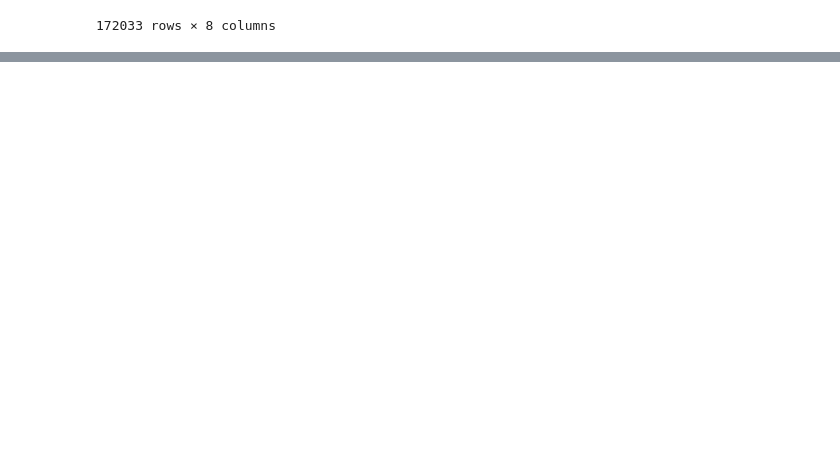
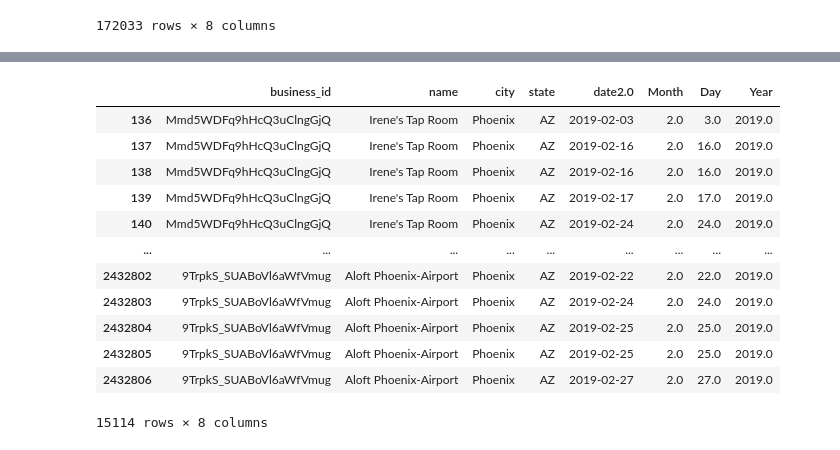
Before and after one commit to egitit/Yelp_Business_Check-ins_and_The-Weather, a Jupyter notebook: yelp_checkin_eda.ipynb, the cells around one changed output, grey strips where cells are left out. Drawn from its saved outputs; the diff is of its cells as text; code cells hidden in the pictures; blank space fills up the shorter version.

```diff
--- a/yelp_checkin_eda.ipynb
+++ b/yelp_checkin_eda.ipynb
@@ -632,0 +515,17 @@ checkins_2019
+# %%
+feb_checkins_2019 = checkins_2019[checkins_2019['Month'] == 2]
+feb_checkins_2019
+# %% [output]
+|  | business_id | name | city | state | date2.0 | Month | Day | Year |
+| 136 | Mmd5WDFq9hHcQ3uClngGjQ | Irene's Tap Room | Phoenix | AZ | 2019-02-03 | 2.0 | 3.0 | 2019.0 |
+| 137 | Mmd5WDFq9hHcQ3uClngGjQ | Irene's Tap Room | Phoenix | AZ | 2019-02-16 | 2.0 | 16.0 | 2019.0 |
+| 138 | Mmd5WDFq9hHcQ3uClngGjQ | Irene's Tap Room | Phoenix | AZ | 2019-02-16 | 2.0 | 16.0 | 2019.0 |
+| 139 | Mmd5WDFq9hHcQ3uClngGjQ | Irene's Tap Room | Phoenix | AZ | 2019-02-17 | 2.0 | 17.0 | 2019.0 |
+| 140 | Mmd5WDFq9hHcQ3uClngGjQ | Irene's Tap Room | Phoenix | AZ | 2019-02-24 | 2.0 | 24.0 | 2019.0 |
+| ... | ... | ... | ... | ... | ... | ... | ... | ... |
+| 2432802 | 9TrpkS_SUABoVl6aWfVmug | Aloft Phoenix-Airport | Phoenix | AZ | 2019-02-22 | 2.0 | 22.0 | 2019.0 |
+| 2432803 | 9TrpkS_SUABoVl6aWfVmug | Aloft Phoenix-Airport | Phoenix | AZ | 2019-02-24 | 2.0 | 24.0 | 2019.0 |
+| 2432804 | 9TrpkS_SUABoVl6aWfVmug | Aloft Phoenix-Airport | Phoenix | AZ | 2019-02-25 | 2.0 | 25.0 | 2019.0 |
+| 2432805 | 9TrpkS_SUABoVl6aWfVmug | Aloft Phoenix-Airport | Phoenix | AZ | 2019-02-25 | 2.0 | 25.0 | 2019.0 |
+| 2432806 | 9TrpkS_SUABoVl6aWfVmug | Aloft Phoenix-Airport | Phoenix | AZ | 2019-02-27 | 2.0 | 27.0 | 2019.0 |
+15114 rows × 8 columns
```
Also changed, not shown: parts of 20 cells of this notebook, 1 other file.
